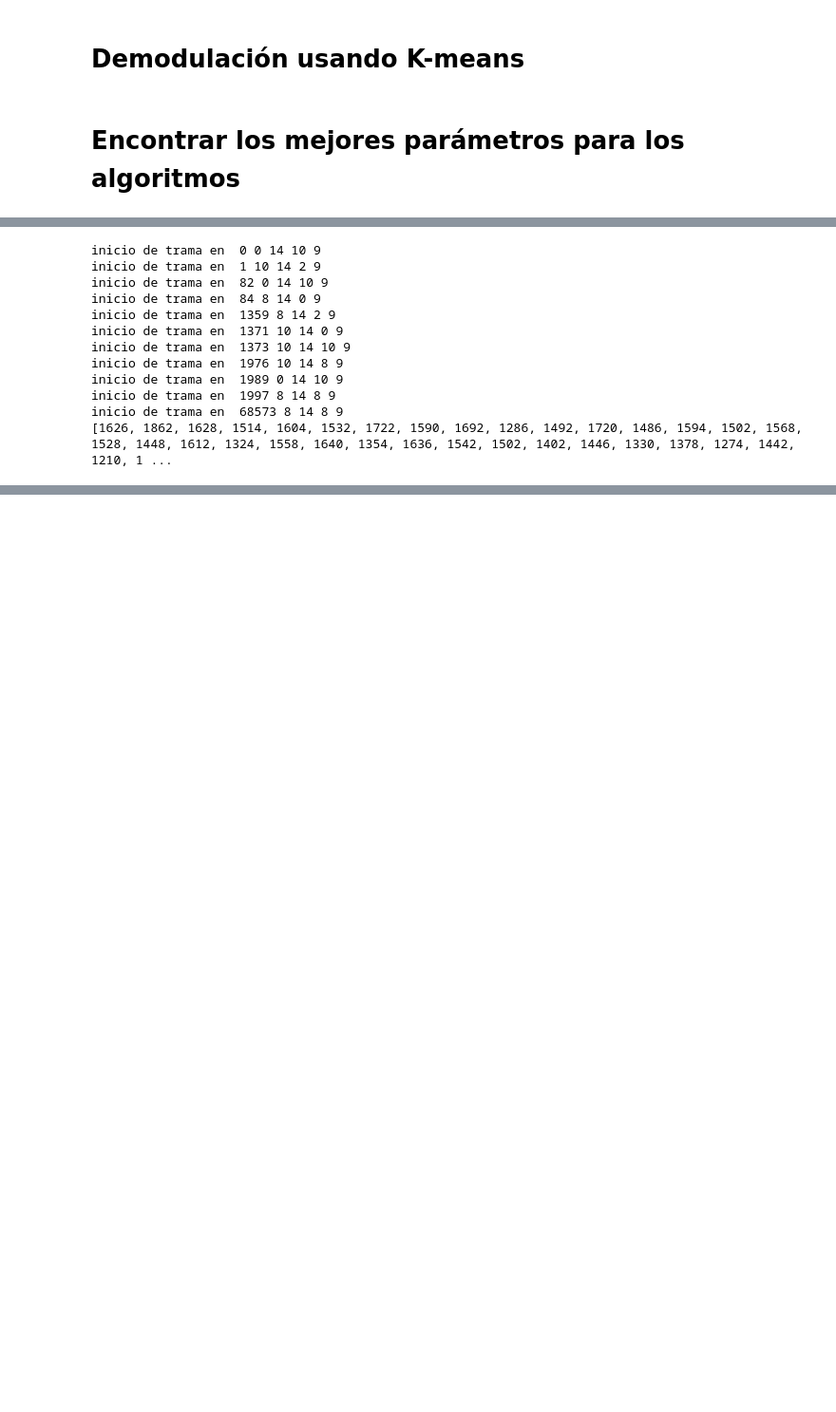
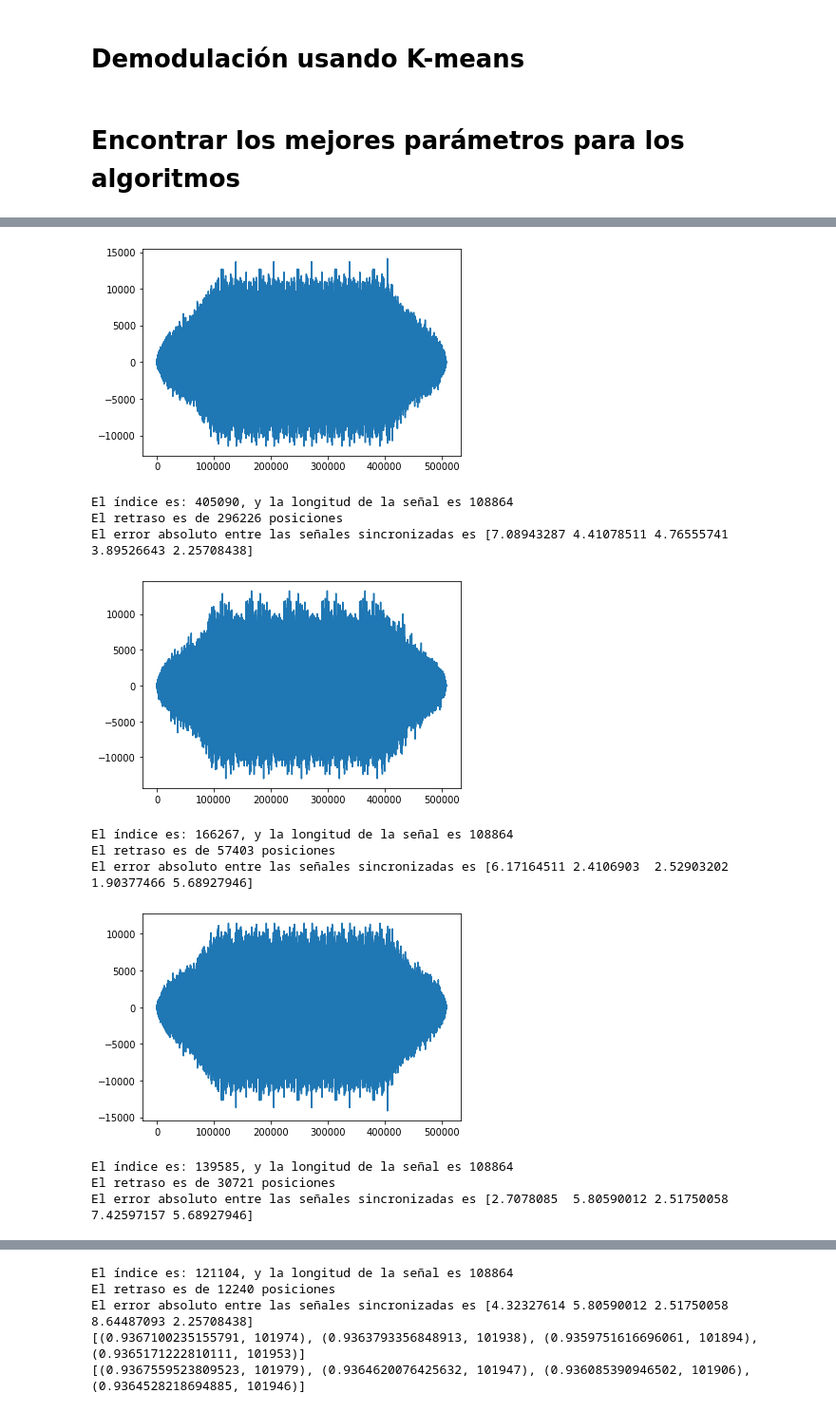
Before and after one commit to jjgranadat/Semillero_SOFA, a Jupyter notebook: knn_svm_kmeans_16qam.ipynb, the cells around one changed output, grey strips where cells are left out. Shown at 95% size. Drawn from its saved outputs; the diff is of its cells as text; code cells hidden in the pictures; blank space fills up the shorter version.

```diff
--- a/knn_svm_kmeans_16qam.ipynb
+++ b/knn_svm_kmeans_16qam.ipynb
@@ -164,8 +172,0 @@ def BitErrorRate(sym_rx, sym_tx):
-# %%
-X = X_ch.T
-y = demodulate(X_tx.T, mod_dict)
-kmeans = demodulate_kmeans(X, mod_dict)
-trad = demodulate(X, mod_dict)
-
-# Probar la correlación con los datos sin demodular
-# Probar girando 90° la constelación recibida
@@ -192,25 +173,36 @@ El corrimiento necesario para corregir la señal transmitida es: [ 1937 68513]
-# %%
-# Isabella
-x = demodulate(X_tx.T, mod_dict)
-y = kmeans[:int(len(kmeans)*0.2)]
-correlacion = []
-for i in range(len(x) - len(y) + 1):
-    dif=np.dot(x[i:i+40], y[:40])
-    correlacion.append(dif)
-    if max(correlacion)==dif:
-        print("inicio de trama en ", i, x[i], y[0], x[i+1], y[1])
-print(correlacion)
-print(max(correlacion))
-# %% [output]
-inicio de trama en  0 0 14 10 9
-inicio de trama en  1 10 14 2 9
-inicio de trama en  82 0 14 10 9
-inicio de trama en  84 8 14 0 9
-inicio de trama en  1359 8 14 2 9
-inicio de trama en  1371 10 14 0 9
-inicio de trama en  1373 10 14 10 9
-inicio de trama en  1976 10 14 8 9
-inicio de trama en  1989 0 14 10 9
-inicio de trama en  1997 8 14 8 9
-inicio de trama en  68573 8 14 8 9
-[1626, 1862, 1628, 1514, 1604, 1532, 1722, 1590, 1692, 1286, 1492, 1720, 1486, 1594, 1502, 1568, 1528, 1448, 1612, 1324, 1558, 1640, 1354, 1636, 1542, 1502, 1402, 1446, 1330, 1378, 1274, 1442, 1210, 1 ...
+# %%
+X = X_ch.T
+kmeans_ser = []
+trad_ser = []
+for ph in range(4):
+    # Constelación recibida rotada
+    rotated_X = X_ch*np.exp(ph*1j*np.pi/2)
+    # Sincronización de las señales
+    rotated_X, synced_X_tx = sofa.sync_signals(rotated_X, X_tx)
+    print(f"El error absoluto entre las señales sincronizadas es {np.abs(rotated_X[:5] - synced_X_tx[:5])}")
+    # Se demodula la señal transmitida
+    y = demodulate(synced_X_tx, sofa.MOD_DICT)
+    # Demodulación de la recibida rotada
+    kmeans = demodulate_kmeans(rotated_X, sofa.MOD_DICT)
+    trad = demodulate(rotated_X, sofa.MOD_DICT)
+    # BER de la demodulación con respecto a la transmitida desplazada
+    kmeans_ser.append(sofa.symbol_error_rate(kmeans, y))
+    trad_ser.append(sofa.symbol_error_rate(trad, y))
+
+print(kmeans_ser)
+print(trad_ser)
+# Probar la correlación con los datos sin demodular
+# Probar girando 90° la constelación recibida
+# %% [output]
+[figure, added]
+El índice es: 405090, y la longitud de la señal es 108864
+El retraso es de 296226 posiciones
+El error absoluto entre las señales sincronizadas es [7.08943287 4.41078511 4.76555741 3.89526643 2.25708438]
+[figure, added]
+El índice es: 166267, y la longitud de la señal es 108864
+El retraso es de 57403 posiciones
+El error absoluto entre las señales sincronizadas es [6.17164511 2.4106903  2.52903202 1.90377466 5.68927946]
+[figure, added]
+El índice es: 139585, y la longitud de la señal es 108864
+El retraso es de 30721 posiciones
+El error absoluto entre las señales sincronizadas es [2.7078085  5.80590012 2.51750058 7.42597157 5.68927946]
@@ -216,0 +210,5 @@ inicio de trama en  68573 8 14 8 9
+El índice es: 121104, y la longitud de la señal es 108864
+El retraso es de 12240 posiciones
+El error absoluto entre las señales sincronizadas es [4.32327614 5.80590012 2.51750058 8.64487093 2.25708438]
+[(0.9367100235155791, 101974), (0.9363793356848913, 101938), (0.9359751616696061, 101894), (0.9365171222810111, 101953)]
+[(0.9367559523809523, 101979), (0.9364620076425632, 101947), (0.936085390946502, 101906), (0.9364528218694885, 101946)]
```
Also changed, not shown: parts of 17 cells of this notebook.
